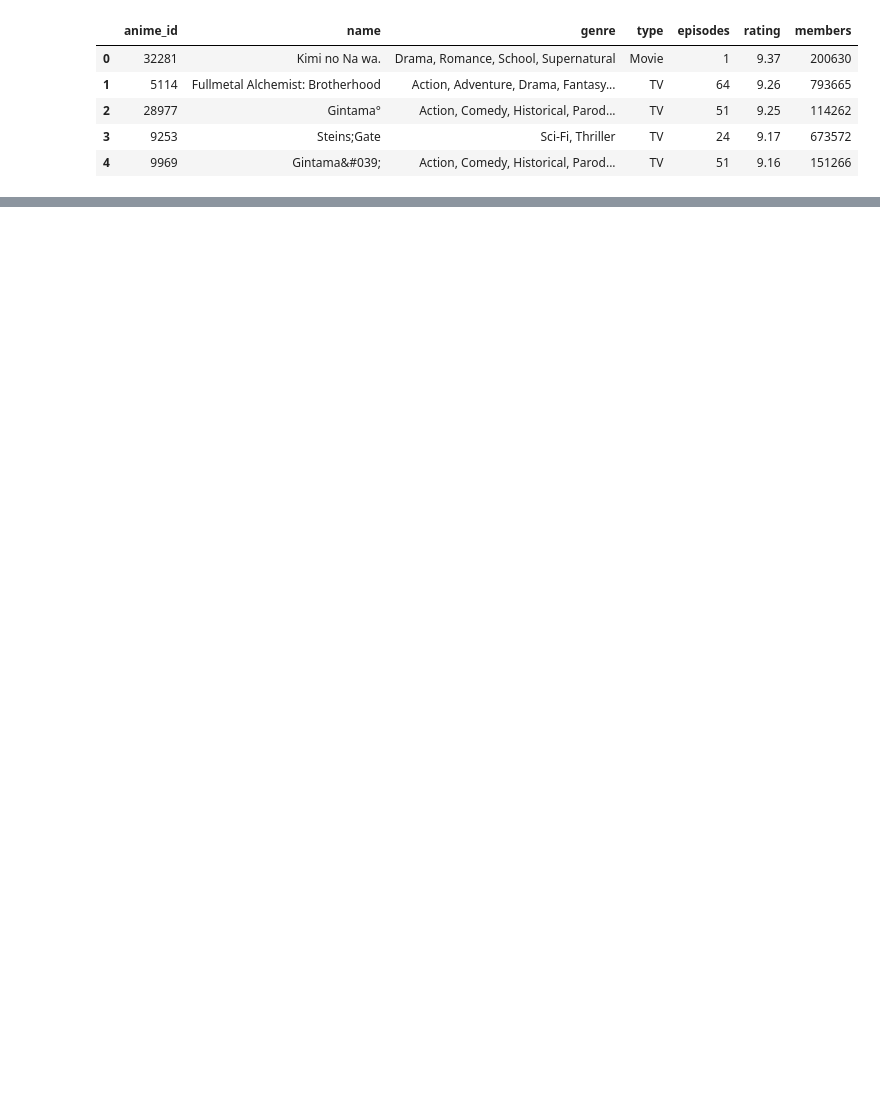
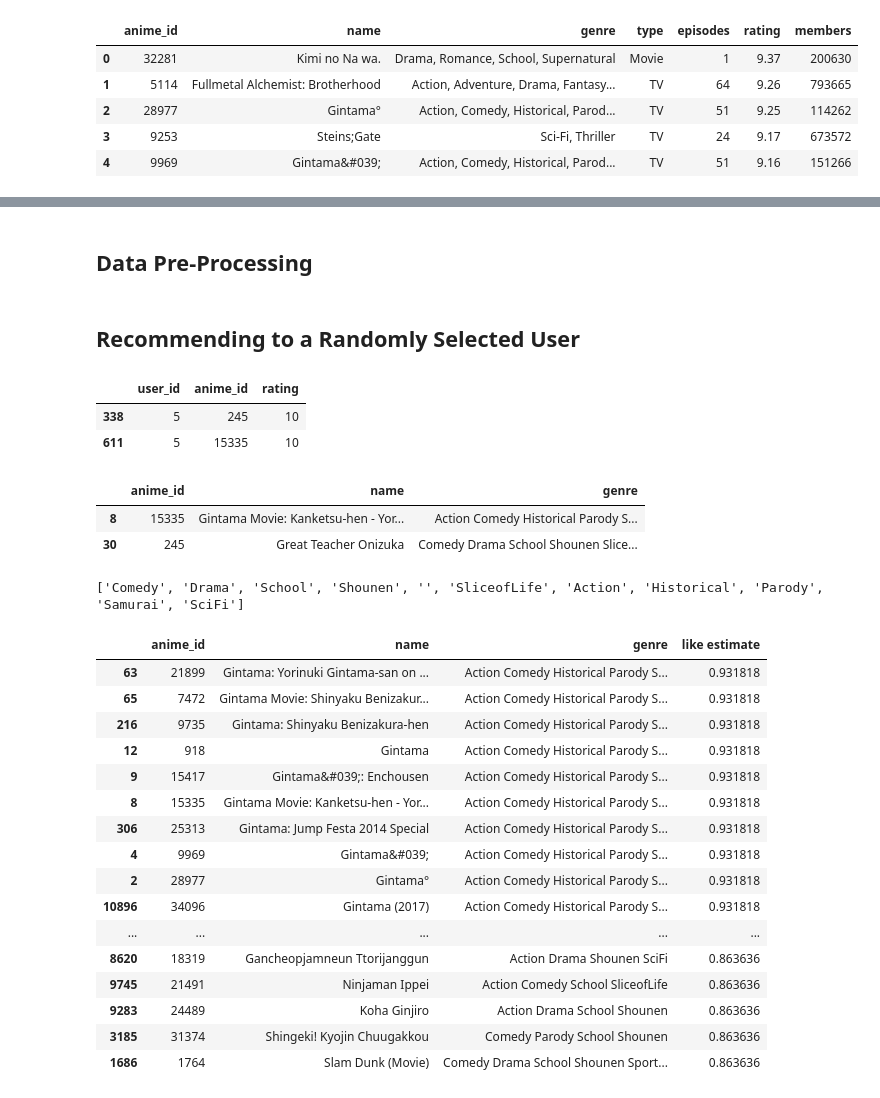
Before and after one commit to ashwinhprasad/Anime-Recommender-System, a Jupyter notebook: ContentBasedRecommender.ipynb, the cells around one changed output, grey strips where cells are left out. Cells and saved outputs as stored; diff of their text form; code cells hidden in the pictures; blank space fills up the shorter version.

Commit message:
content based recommender system

```diff
--- a/ContentBasedRecommender.ipynb
+++ b/ContentBasedRecommender.ipynb
@@ -112,0 +76,80 @@ Thus, a content based recommender system was succesfully built based on the genr
+# %% [markdown]
+## Data Pre-Processing
+# %%
+# removing commas
+def remove_comma(text):
+    return ' '.join(text.split(', '))
+
+# connecting multiwords
+def multi_words(text):
+    if "Slice of Life" in text:
+        text = text.split('Slice of Life')
+        text.append('SliceofLife')
+        text = ' '.join(text)
+    if "Sci-Fi" in text:
+        text = text.split('Sci-Fi')
+        text.append('SciFi')
+        text = ' '.join(text)
+    return text
+
+df['genre'] = df['genre'].apply(remove_comma)
+df['genre'] = df['genre'].apply(multi_words)
+# %% [markdown]
+## Recommending to a Randomly Selected User
+# %%
+# anime that user_5 likes
+user_id = 5
+rating_df[(rating_df['user_id'] == user_id) & (rating_df['rating'] > 9)]
+# %% [output]
+|  | user_id | anime_id | rating |
+| 338 | 5 | 245 | 10 |
+| 611 | 5 | 15335 | 10 |
+# %%
+# details of those anime that user_5 likes
+df[(df['anime_id'] == 15335) | (df['anime_id'] == 245)]
+# %% [output]
+|  | anime_id | name | genre |
+| 8 | 15335 | Gintama Movie: Kanketsu-hen - Yor... | Action Comedy Historical Parody S... |
+| 30 | 245 | Great Teacher Onizuka | Comedy Drama School Shounen Slice... |
+# %%
+# creating user profile for user 5
+user_profile = []
+for anime_id in np.array(rating_df[(rating_df['user_id'] == user_id) & (rating_df['rating'] > 9)]):
+    for feature in np.array(df[df['anime_id'] == np.array(anime_id)[1]]['genre'])[0].split(' '):
+        if feature not in user_profile:
+            user_profile.append(feature)
+print(user_profile)
+# %% [output]
+['Comedy', 'Drama', 'School', 'Shounen', '', 'SliceofLife', 'Action', 'Historical', 'Parody', 'Samurai', 'SciFi']
+# %%
+# vectorizing the anime genre
+vectorizer = CountVectorizer()
+vectorized_genre = vectorizer.fit_transform(df['genre'])
+
+# making recommendations for user_5 based on previous likes
+user_profile_vector = vectorizer.transform([' '.join(user_profile)]).toarray()
+similarity = []
+for anime_vector in vectorized_genre.toarray():
+    similarity.append((anime_vector == user_profile_vector).mean())
+
+# display similar matrix
+df['like estimate'] = similarity
+df.sort_values(by='like estimate',ascending=False).head(30)
+# %% [output]
+|  | anime_id | name | genre | like estimate |
+| 63 | 21899 | Gintama: Yorinuki Gintama-san on ... | Action Comedy Historical Parody S... | 0.931818 |
+| 65 | 7472 | Gintama Movie: Shinyaku Benizakur... | Action Comedy Historical Parody S... | 0.931818 |
+| 216 | 9735 | Gintama: Shinyaku Benizakura-hen | Action Comedy Historical Parody S... | 0.931818 |
+| 12 | 918 | Gintama | Action Comedy Historical Parody S... | 0.931818 |
+| 9 | 15417 | Gintama&#039;: Enchousen | Action Comedy Historical Parody S... | 0.931818 |
+| 8 | 15335 | Gintama Movie: Kanketsu-hen - Yor... | Action Comedy Historical Parody S... | 0.931818 |
+| 306 | 25313 | Gintama: Jump Festa 2014 Special | Action Comedy Historical Parody S... | 0.931818 |
+| 4 | 9969 | Gintama&#039; | Action Comedy Historical Parody S... | 0.931818 |
+| 2 | 28977 | Gintama° | Action Comedy Historical Parody S... | 0.931818 |
+| 10896 | 34096 | Gintama (2017) | Action Comedy Historical Parody S... | 0.931818 |
+| ... | ... | ... | ... | ... |
+| 8620 | 18319 | Gancheopjamneun Ttorijanggun | Action Drama Shounen SciFi | 0.863636 |
+| 9745 | 21491 | Ninjaman Ippei | Action Comedy School SliceofLife | 0.863636 |
+| 9283 | 24489 | Koha Ginjiro | Action Drama School Shounen | 0.863636 |
+| 3185 | 31374 | Shingeki! Kyojin Chuugakkou | Comedy Parody School Shounen | 0.863636 |
+| 1686 | 1764 | Slam Dunk (Movie) | Comedy Drama School Shounen Sport... | 0.863636 |
```
Also changed, not shown: parts of 17 cells of this notebook.
